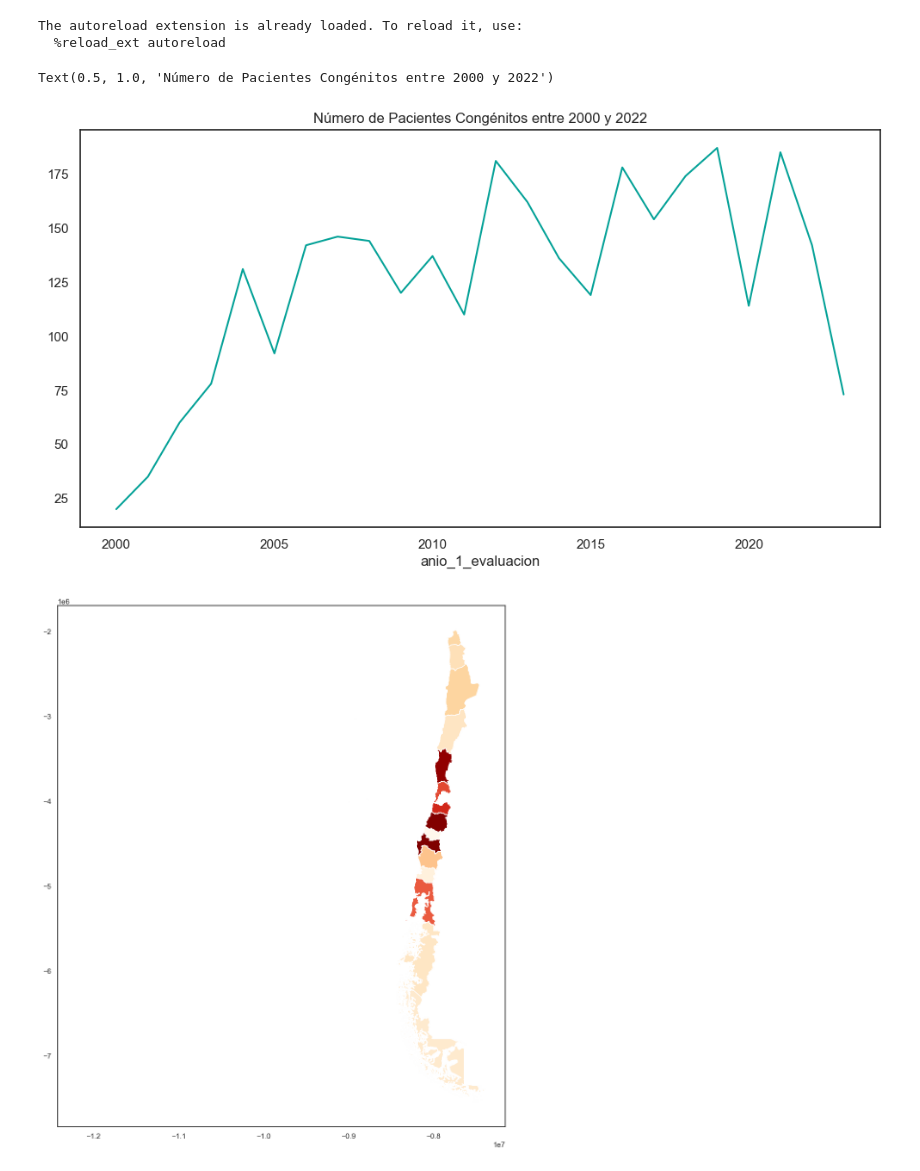
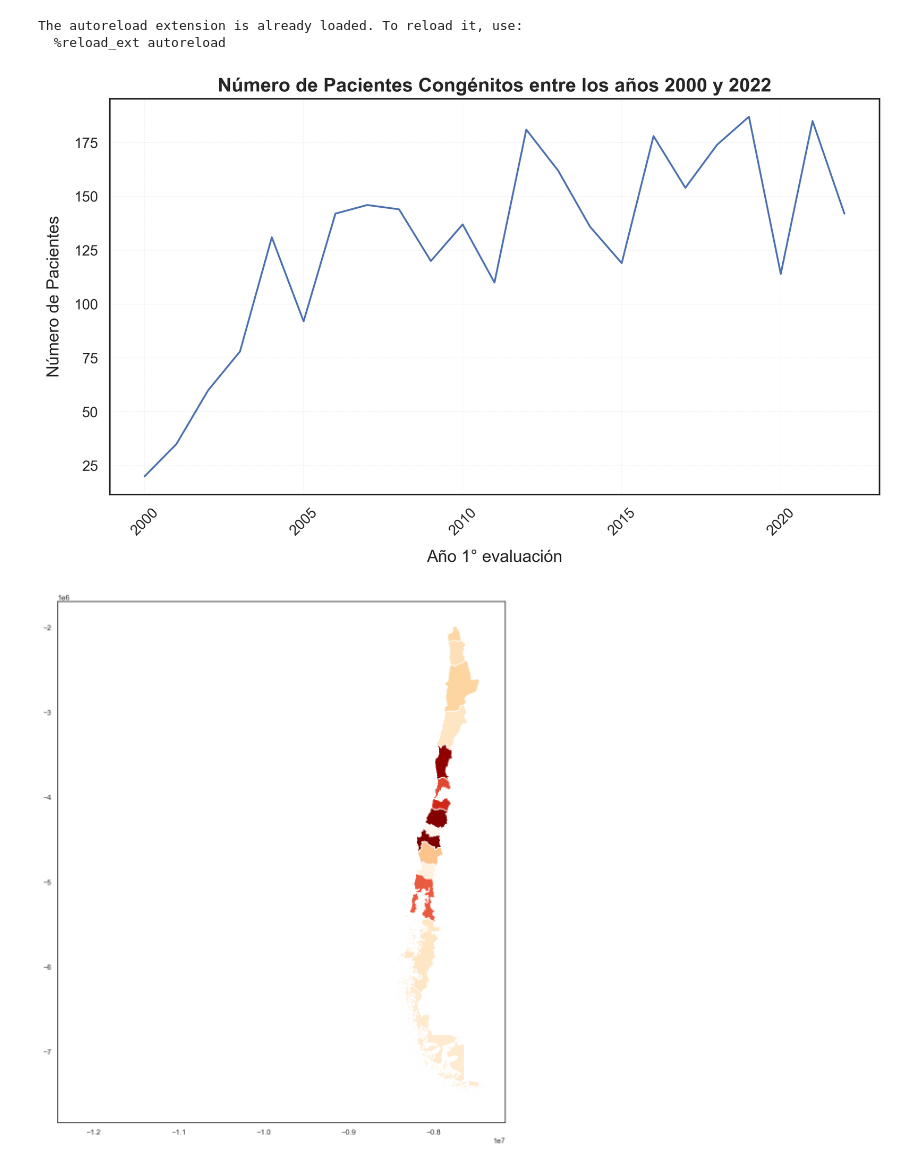
Before and after one commit to JavierRojas14/congenitas-ambulatorio, a Jupyter notebook: notebooks/test.ipynb, the cells around one changed output. Saved outputs shown, nothing was run; the diff lists cells and outputs as text; code cells hidden in the pictures.

Commit message:
Formatea grafico de numero de pacientes

```diff
--- a/notebooks/test.ipynb
+++ b/notebooks/test.ipynb
@@ -33,7 +33,7 @@ COLOR_PALETTE = [
 
 sns.set_theme(style="white")
 plt.rcParams["figure.figsize"] = (12, 6)
-sns.set_palette(COLOR_PALETTE)
+# sns.set_palette(COLOR_PALETTE)
 pd.set_option("display.max_columns", None)
 
 
@@ -60,7 +60,7 @@ df = pd.read_csv("../data/processed/df_procesada.csv")
 # %%
 # Eliminamos las filas que no tienen fecha de evaluación
 df_limpia = df.dropna(subset="fecha_1_evaluacion").copy()
-df_limpia = df_limpia.query("anio_1_evaluacion >= 2000")
+df_limpia = df_limpia.query("anio_1_evaluacion >= 2000 and anio_1_evaluacion <= 2022")
 
 df_limpia["region"] = df_limpia["region"].str.replace(", Chile", "")
 df_limpia["region"] = df_limpia["region"].replace(CAMBIOS_GLOSAS)
@@ -83,12 +83,24 @@ edad_primera_consulta = df_limpia.groupby("anio_1_evaluacion")["edad_1_evaluacio
 
 # Obtiene el desglose por region
 desglose_por_region = df_limpia.groupby("region")["rut"].nunique()
-# %%
-cantidad_de_pacientes.plot()
-plt.title("Número de Pacientes Congénitos entre 2000 y 2022")
-# %% [output]
-Text(0.5, 1.0, 'Número de Pacientes Congénitos entre 2000 y 2022')
-[figure, removed]
+# %%
+fig, ax = plt.subplots(figsize=(10, 6), dpi=300)
+cantidad_de_pacientes.plot(ax=ax)
+
+ax.set_title("Número de Pacientes Congénitos entre los años 2000 y 2022", fontsize=16, weight="bold")
+ax.set_xlabel("Año 1° evaluación", fontsize=14, labelpad=10)
+ax.set_ylabel("Número de Pacientes", fontsize=14, labelpad=10)
+
+# Rotate x-axis labels for clarity
+plt.xticks(fontsize=12, rotation=45)
+plt.yticks(fontsize=12)
+
+# Add a grid for better readability
+ax.grid(visible=True, which='major', linestyle='--', linewidth=0.5, color='gray', alpha=0.1)
+
+fig.tight_layout()
+# %% [output]
+[figure, added]
 # %%
 map_df = gpd.read_file("../data/raw/mapas/Regional.shp")
 # %%
```
Also changed, not shown: parts of 1 cell of this notebook.
